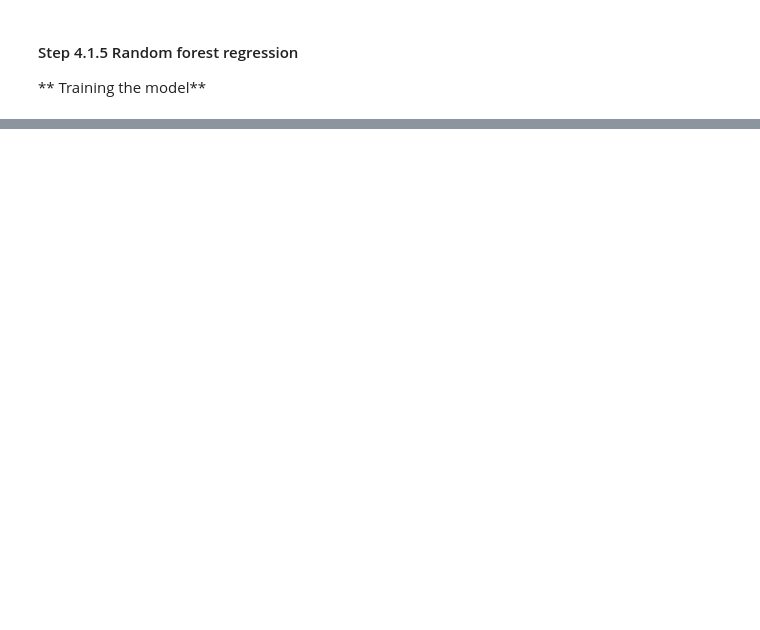
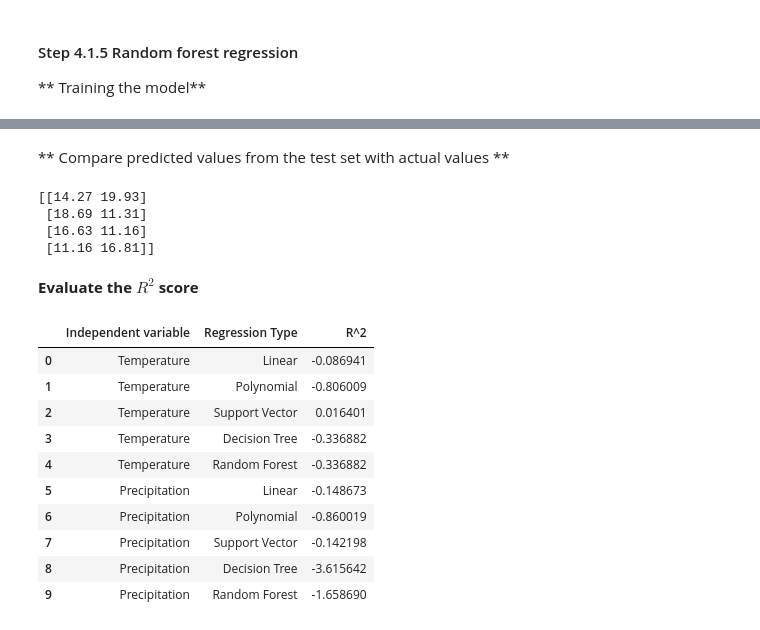
Before and after one commit to wkrzywiec/polish-crops, a Jupyter notebook: polish-crops.ipynb, the cells around one changed output, grey strips where cells are left out. Cells and saved outputs as stored; diff of their text form; code cells hidden in the pictures; blank space fills up the shorter version.

```diff
--- a/polish-crops.ipynb
+++ b/polish-crops.ipynb
@@ -841,3 +881,6 @@ results_df
 #### Step 4.1.5 Random forest regression
 
 ** Training the model**
+# %%
+forest_model = RandomForestRegressor(n_estimators = 10, random_state = 0)
+forest_model.fit(x_train, y_train)
@@ -843,0 +895,29 @@ results_df
+# %% [markdown]
+** Compare predicted values from the test set with actual values **
+# %%
+y_pred = forest_model.predict(x_test)
+np.set_printoptions(precision=2)
+print(np.concatenate((y_pred.reshape(len(y_pred),1), y_test.reshape(len(y_test),1)),1))
+# %% [output]
+[[14.27 19.93]
+ [18.69 11.31]
+ [16.63 11.16]
+ [11.16 16.81]]
+# %% [markdown]
+**Evaluate the $R^2$ score**
+# %%
+r2 = r2_score(y_test, y_pred)
+results_df = results_df.append({'Independent variable': 'Precipitation', 'Regression Type': 'Random Forest', 'R^2': r2}, ignore_index=True)
+results_df
+# %% [output]
+|  | Independent variable | Regression Type | R^2 |
+| 0 | Temperature | Linear | -0.086941 |
+| 1 | Temperature | Polynomial | -0.806009 |
+| 2 | Temperature | Support Vector | 0.016401 |
+| 3 | Temperature | Decision Tree | -0.336882 |
+| 4 | Temperature | Random Forest | -0.336882 |
+| 5 | Precipitation | Linear | -0.148673 |
+| 6 | Precipitation | Polynomial | -0.860019 |
+| 7 | Precipitation | Support Vector | -0.142198 |
+| 8 | Precipitation | Decision Tree | -3.615642 |
+| 9 | Precipitation | Random Forest | -1.658690 |
```
Also changed, not shown: parts of 12 cells of this notebook.
